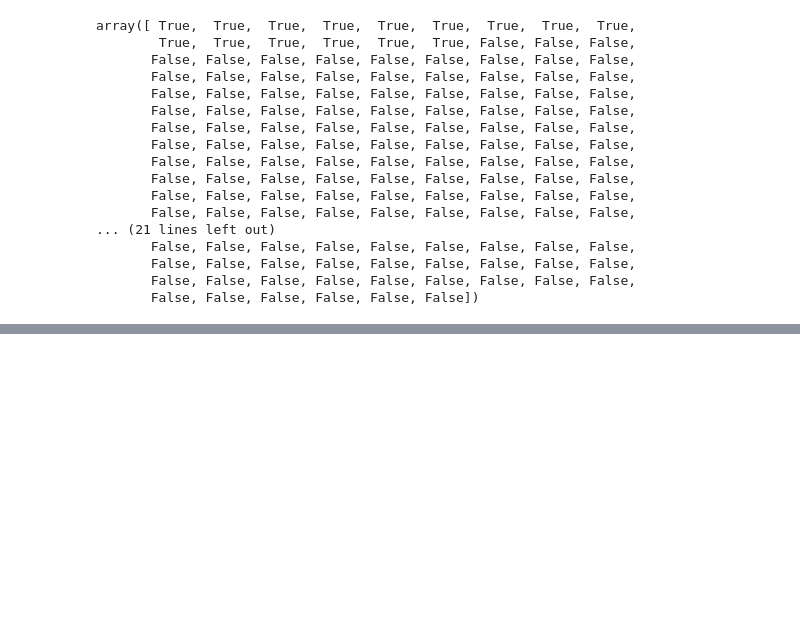
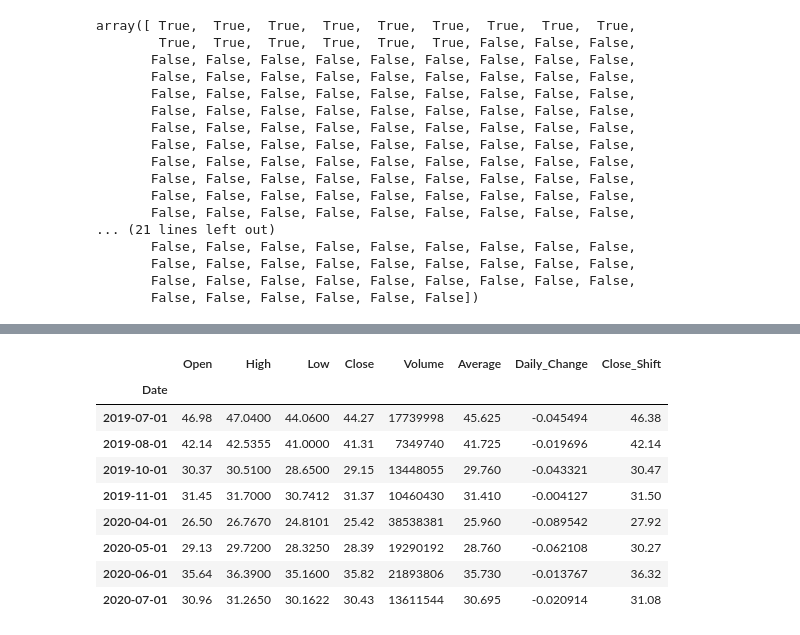
Before and after one commit to mietekdom/Data-Science, a Jupyter notebook: 01_knowledge/06_Filtrowanie_kolumn_kolumn.ipynb, the cells around one changed output, grey strips where cells are left out. Saved outputs shown, nothing was run; the diff lists cells and outputs as text; code cells hidden in the pictures; blank space fills up the shorter version.

```diff
--- a/01_knowledge/06_Filtrowanie_kolumn_kolumn.ipynb
+++ b/01_knowledge/06_Filtrowanie_kolumn_kolumn.ipynb
@@ -235,0 +257,13 @@ array([ True,  True,  True,  True,  True,  True,  True,  True,  True,
+# %%
+df[df.index.day == 1] # filtrujemy dane z numeru dnia
+# %% [output]
+|  | Open | High | Low | Close | Volume | Average | Daily_Change | Close_Shift |
+| Date |  |  |  |  |  |  |  |  |
+| 2019-07-01 | 46.98 | 47.0400 | 44.0600 | 44.27 | 17739998 | 45.625 | -0.045494 | 46.38 |
+| 2019-08-01 | 42.14 | 42.5355 | 41.0000 | 41.31 | 7349740 | 41.725 | -0.019696 | 42.14 |
+| 2019-10-01 | 30.37 | 30.5100 | 28.6500 | 29.15 | 13448055 | 29.760 | -0.043321 | 30.47 |
+| 2019-11-01 | 31.45 | 31.7000 | 30.7412 | 31.37 | 10460430 | 31.410 | -0.004127 | 31.50 |
+| 2020-04-01 | 26.50 | 26.7670 | 24.8101 | 25.42 | 38538381 | 25.960 | -0.089542 | 27.92 |
+| 2020-05-01 | 29.13 | 29.7200 | 28.3250 | 28.39 | 19290192 | 28.760 | -0.062108 | 30.27 |
+| 2020-06-01 | 35.64 | 36.3900 | 35.1600 | 35.82 | 21893806 | 35.730 | -0.013767 | 36.32 |
+| 2020-07-01 | 30.96 | 31.2650 | 30.1622 | 30.43 | 13611544 | 30.695 | -0.020914 | 31.08 |
```
Also changed, not shown: parts of 1 cell of this notebook.
